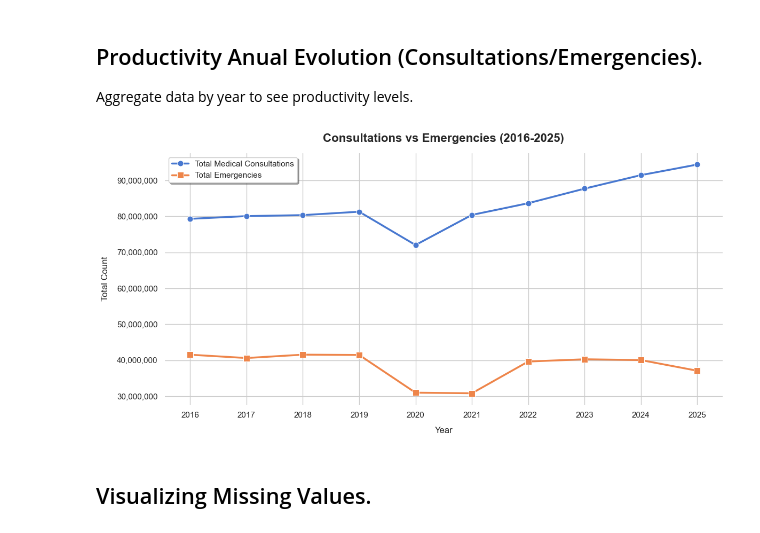
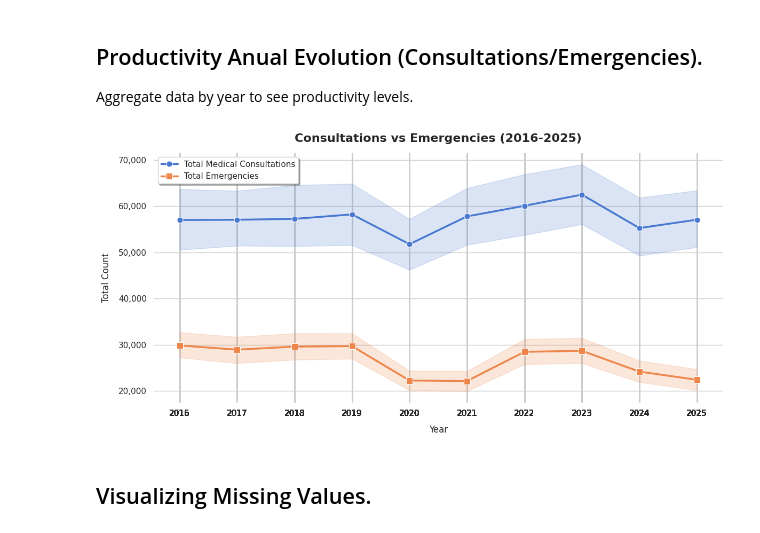
Before and after one commit to claudio3472/SNSDashboard, a Jupyter notebook: notebooks/master_analysis.ipynb, the cells around one changed output. Drawn from its saved outputs; the diff is of its cells as text; code cells hidden in the pictures.

```diff
--- a/notebooks/master_analysis.ipynb
+++ b/notebooks/master_analysis.ipynb
@@ -235,34 +307,34 @@ Aggregate data by year to see productivity levels.
 # %%
 from matplotlib.ticker import FuncFormatter
 
-if 'no_de_consultas_medicas_total' in anual_evolution.columns:
+if 'no_de_consultas_medicas_total' in df.columns:
     sns.lineplot(
-        data=anual_evolution, x='ano', y='no_de_consultas_medicas_total',
+        data=df, x='ano', y='no_de_consultas_medicas_total',
         marker='o', markersize=8, linewidth=2.5, label='Total Medical Consultations'
     )
-if 'total_urgencias' in anual_evolution.columns:
+if 'total_urgencias' in df.columns:
     sns.lineplot(
-        data=anual_evolution, x='ano', y='total_urgencias',
+        data=df, x='ano', y='total_urgencias',
         marker='s', markersize=8, linewidth=2.5, label='Total Emergencies'
     )
 
 plt.title('Consultations vs Emergencies (2016-2025)', fontsize=16, fontweight='bold', pad=15)
 plt.ylabel('Total Count', fontsize=12, labelpad=10)
 plt.xlabel('Year', fontsize=12, labelpad=10)
 
 # Format Y-axis to include thousands separators
 plt.gca().yaxis.set_major_formatter(FuncFormatter(lambda x, p: format(int(x), ',')))
 
 # Force X-axis to only show the exact integer years present in the dataset
-plt.xticks(anual_evolution['ano'].astype(int))
+plt.xticks(df['ano'].astype(int))
 
 plt.legend(title='', fontsize=11, frameon=True, shadow=True)
 sns.despine(left=True, bottom=True) # Removes outer borders for a cleaner look
 
 plt.tight_layout()
 plt.show()
 # %% [output]
-[figure, old version]
+[figure, new version]
 # %% [markdown]
 ## Visualizing Missing Values.
 # %%
```
Also changed, not shown: parts of 15 cells of this notebook, 5 other files.
